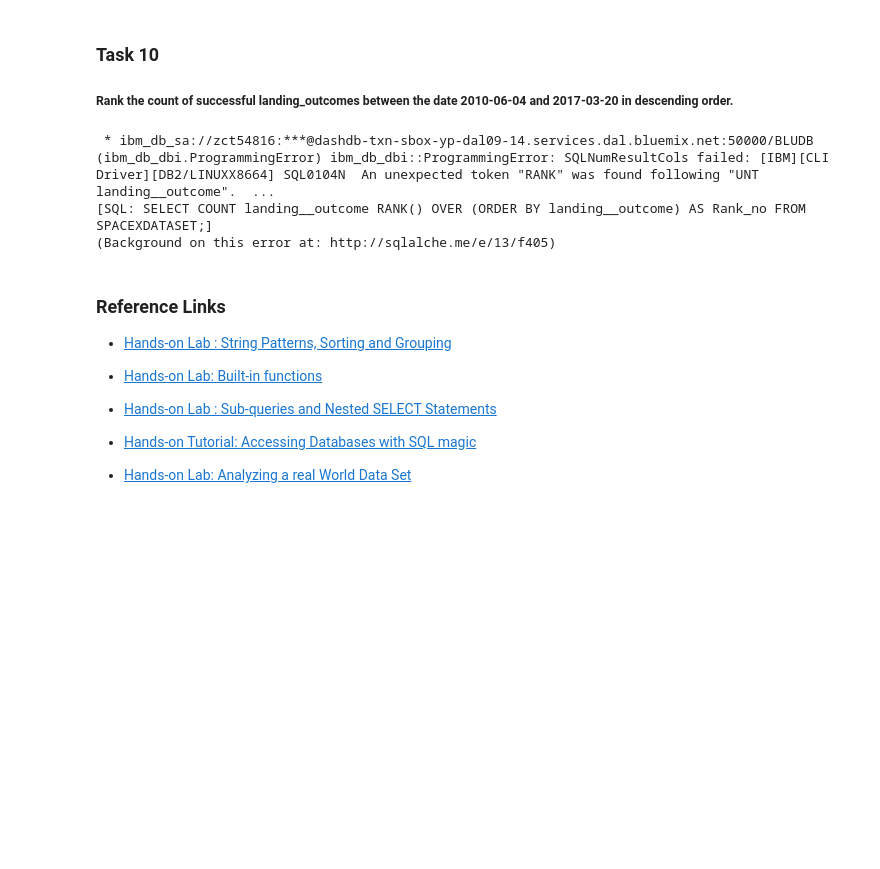
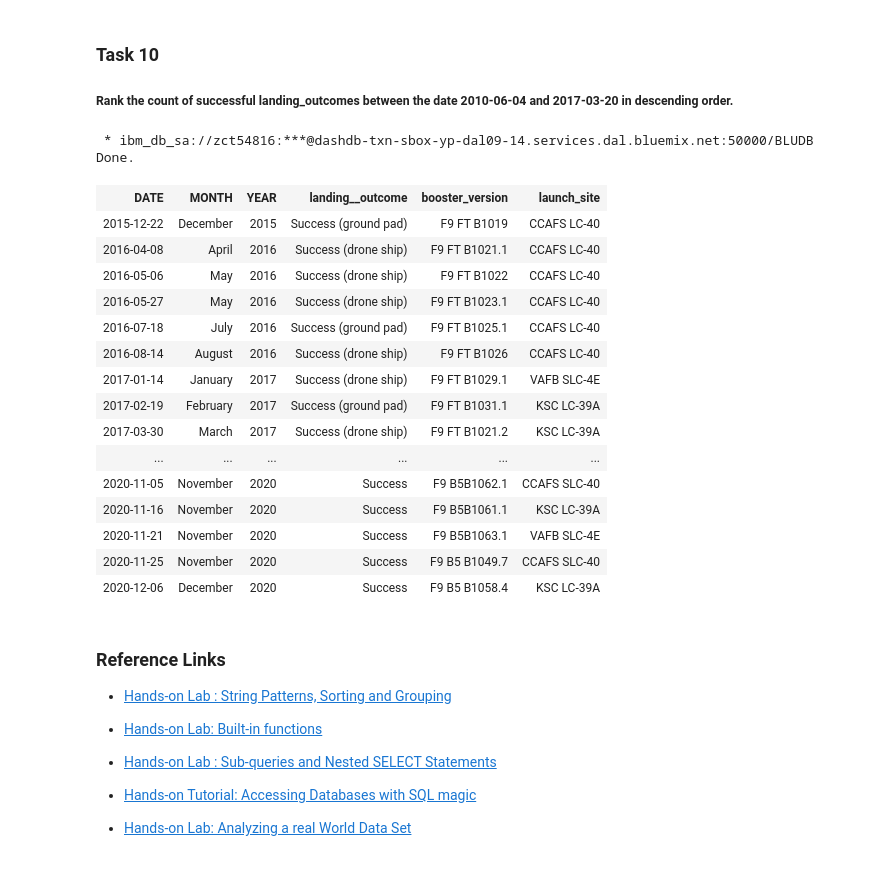
Before and after one commit to rickyk85/AppliedDataScienceCapstone, a Jupyter notebook: Exploratory Analysis using SQL.ipynb, the cells around one changed output. Cells and saved outputs as stored; diff of their text form; code cells hidden in the pictures; blank space fills up the shorter version.

```diff
--- a/Exploratory Analysis using SQL.ipynb
+++ b/Exploratory Analysis using SQL.ipynb
@@ -304,15 +304,28 @@ Done.
 ### Task 10
 
 ##### Rank the  count of  successful landing_outcomes between the date 2010-06-04 and 2017-03-20 in descending order.
-# %%
-%sql SELECT COUNT landing__outcome \
-RANK() OVER (ORDER BY landing__outcome) AS Rank_no \
-FROM SPACEXDATASET;
-# %% [output]
- * ibm_db_sa://zct54816:***@dashdb-txn-sbox-yp-dal09-14.services.dal.bluemix.net:50000/BLUDB
-(ibm_db_dbi.ProgrammingError) ibm_db_dbi::ProgrammingError: SQLNumResultCols failed: [IBM][CLI Driver][DB2/LINUXX8664] SQL0104N  An unexpected token "RANK" was found following "UNT landing__outcome".  ...
-[SQL: SELECT COUNT landing__outcome RANK() OVER (ORDER BY landing__outcome) AS Rank_no FROM SPACEXDATASET;]
-(Background on this error at: http://sqlalche.me/e/13/f405)
+# %%
+%sql SELECT  DATE, MONTHNAME(DATE) as MONTH, YEAR(DATE) as YEAR, landing__outcome, booster_version, launch_site  FROM SPACEXDATASET \
+where landing__outcome LIKE'%Success%' ;
+# %% [output]
+ * ibm_db_sa://zct54816:***@dashdb-txn-sbox-yp-dal09-14.services.dal.bluemix.net:50000/BLUDB
+Done.
+| DATE | MONTH | YEAR | landing__outcome | booster_version | launch_site |
+| 2015-12-22 | December | 2015 | Success (ground pad) | F9 FT B1019 | CCAFS LC-40 |
+| 2016-04-08 | April | 2016 | Success (drone ship) | F9 FT B1021.1 | CCAFS LC-40 |
+| 2016-05-06 | May | 2016 | Success (drone ship) | F9 FT B1022 | CCAFS LC-40 |
+| 2016-05-27 | May | 2016 | Success (drone ship) | F9 FT B1023.1 | CCAFS LC-40 |
+| 2016-07-18 | July | 2016 | Success (ground pad) | F9 FT B1025.1 | CCAFS LC-40 |
+| 2016-08-14 | August | 2016 | Success (drone ship) | F9 FT B1026 | CCAFS LC-40 |
+| 2017-01-14 | January | 2017 | Success (drone ship) | F9 FT B1029.1 | VAFB SLC-4E |
+| 2017-02-19 | February | 2017 | Success (ground pad) | F9 FT B1031.1 | KSC LC-39A |
+| 2017-03-30 | March | 2017 | Success (drone ship) | F9 FT B1021.2 | KSC LC-39A |
+| ... | ... | ... | ... | ... | ... |
+| 2020-11-05 | November | 2020 | Success | F9 B5B1062.1 | CCAFS SLC-40 |
+| 2020-11-16 | November | 2020 | Success | F9 B5B1061.1 | KSC LC-39A |
+| 2020-11-21 | November | 2020 | Success | F9 B5B1063.1 | VAFB SLC-4E |
+| 2020-11-25 | November | 2020 | Success | F9 B5 B1049.7 | CCAFS SLC-40 |
+| 2020-12-06 | December | 2020 | Success | F9 B5 B1058.4 | KSC LC-39A |
 # %% [markdown]
 ### Reference Links
 
```
Also changed, not shown: parts of 1 cell of this notebook.
